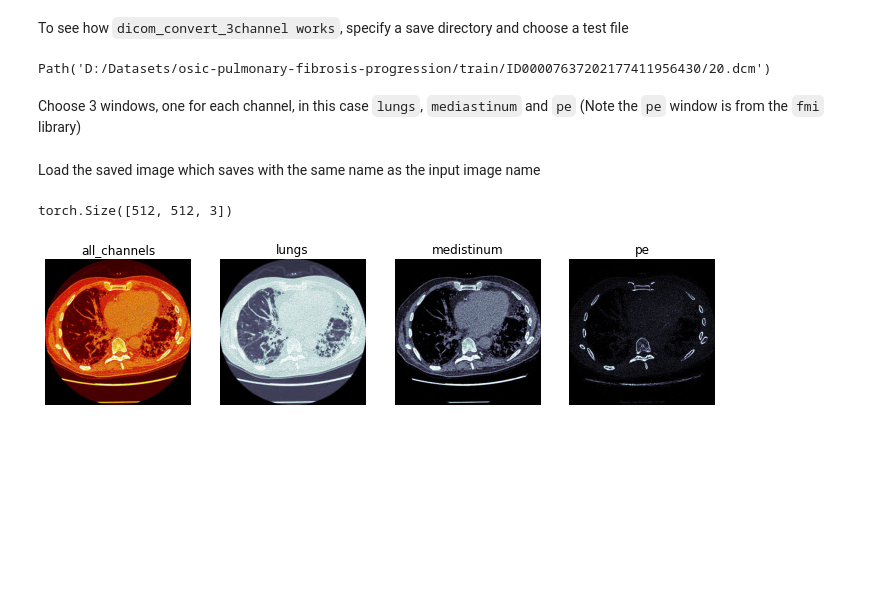
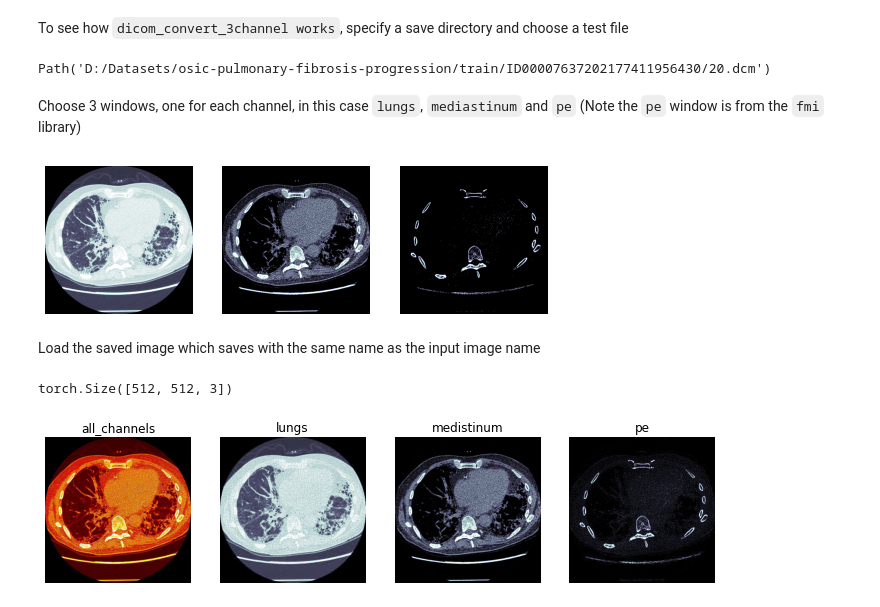
Before and after one commit to asvcode/fmi, a Jupyter notebook: nbs/02_explore.ipynb, the cells around one changed output. Saved outputs shown, nothing was run; the diff lists cells and outputs as text; code cells hidden in the pictures; blank space fills up the shorter version.

Commit message:
dicom_convert

```diff
--- a/nbs/02_explore.ipynb
+++ b/nbs/02_explore.ipynb
@@ -205,7 +208,7 @@ get_dicom_image(mean[:30], 'img_mean', folder_val='PatientID', instance_val='Ins
 ### dicom convert 3channel
 # %%
 #export
-def dicom_convert_3channel(fn:(Path,str), save_dir:(str), win1=dicom_windows.lungs, \
+def dicom_convert_3channel(fn:(Path,str), save_dir=None, show=False, save=False, win1=dicom_windows.lungs, \
                            win2=dicom_windows.liver, win3=dicom_windows.brain):
     "Split a dicom image into 3 windows with one window per channel and saved as jpg"
     data = dcmread(fn)
@@ -216,7 +219,12 @@ def dicom_convert_3channel(fn:(Path,str), save_dir:(str), win1=dicom_windows.lun
     chan_three = np.expand_dims(data.windowed(*(win3)), axis=2)
     image = np.concatenate([chan_one, chan_two, chan_three], axis=2)
     ten_image = TensorImage(image).permute(2,0,1)
-    save_image(ten_image, f'{save_dir}/{name}.jpg')
+    if save is not False:
+        save_image(ten_image, f'{save_dir}/{name}.jpg')
+    else: pass
+    if show is not False:
+        show_images([chan_one, chan_two, chan_three])
+    else: pass
 # %%
 show_doc(dicom_convert_3channel)
 # %% [output]
@@ -236,4 +244,8 @@ test1
 Path('D:/Datasets/osic-pulmonary-fibrosis-progression/train/ID00007637202177411956430/20.dcm')
 # %% [markdown]
 Choose 3 windows, one for each channel, in this case `lungs`, `mediastinum` and `pe` (Note the `pe` window is from the `fmi` library)
+# %%
+dicom_convert_3channel(test1, show=True, win1=dicom_windows.lungs, win2=dicom_windows.mediastinum, win3=dicom_windows.pe)
+# %% [output]
+[figure, added]
 # %%
```
Also changed, not shown: parts of 7 cells of this notebook, 2 other files.
